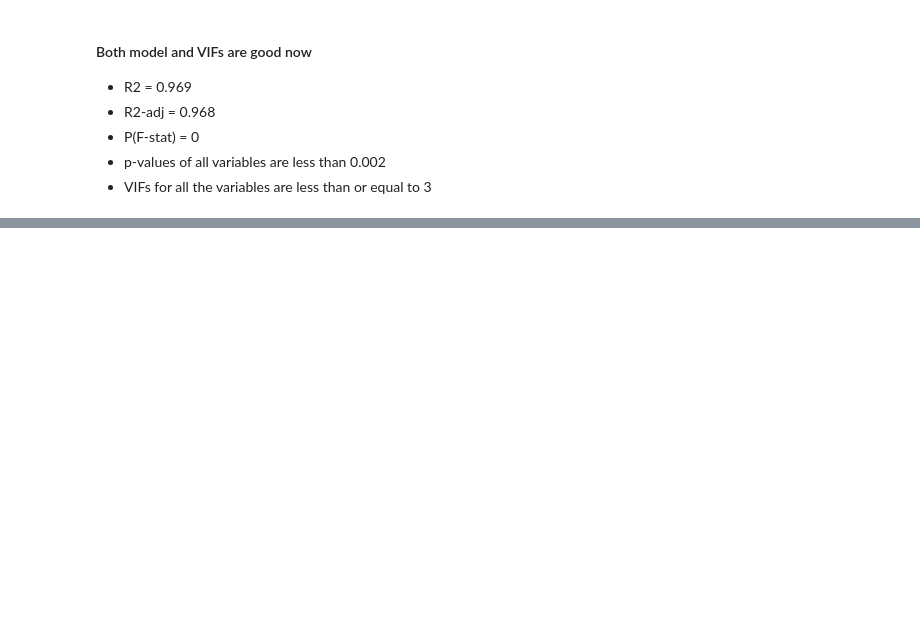
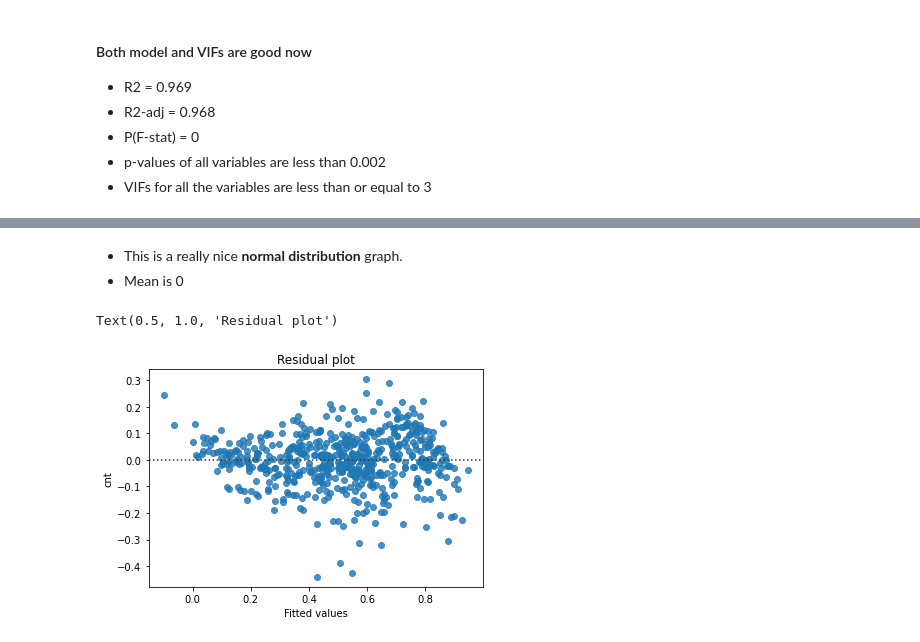
Before and after one commit to jawad360/epgp_course_2_bike_sharing_ass, a Jupyter notebook: bike_sharing.ipynb, the cells around one changed output, grey strips where cells are left out. Saved outputs shown, nothing was run; the diff lists cells and outputs as text; code cells hidden in the pictures; blank space fills up the shorter version.

```diff
--- a/bike_sharing.ipynb
+++ b/bike_sharing.ipynb
@@ -810,0 +831,11 @@ vif
+# %% [markdown]
+- This is a really nice **normal distribution** graph.
+- Mean is 0
+# %%
+fig = plt.figure()
+sns.residplot(y_train_pred, y_train)
+plt.xlabel("Fitted values")
+plt.title('Residual plot')
+# %% [output]
+Text(0.5, 1.0, 'Residual plot')
+[figure, added]
```
Also changed, not shown: parts of 24 cells of this notebook.
